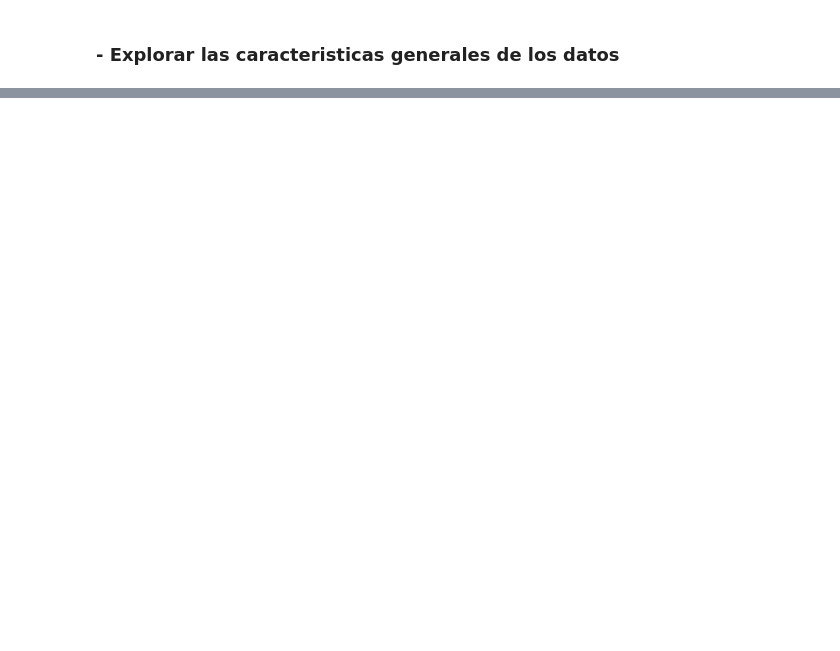
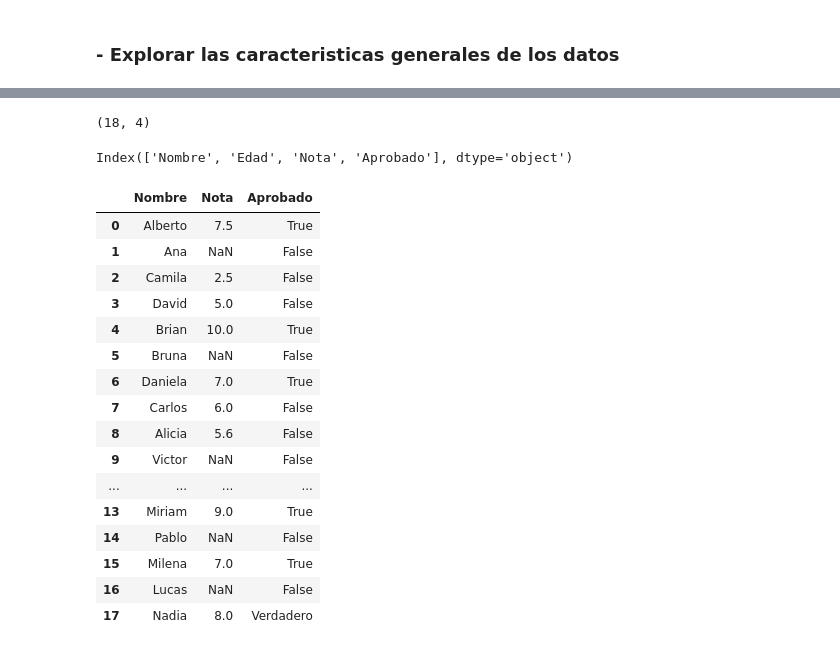
Before and after one commit to MiyoBran/alura-store-desafio, a Jupyter notebook: 03_Pandas_Conociendo_la_biblioteca_inmuebles_cdmx.ipynb, the cells around one changed output, grey strips where cells are left out. Cells and saved outputs as stored; diff of their text form; code cells hidden in the pictures; blank space fills up the shorter version.

```diff
--- a/03_Pandas_Conociendo_la_biblioteca_inmuebles_cdmx.ipynb
+++ b/03_Pandas_Conociendo_la_biblioteca_inmuebles_cdmx.ipynb
@@ -125,0 +277,28 @@ pandas.core.frame.DataFrame
+# %%
+alumnos.shape
+# %% [output]
+(18, 4)
+# %%
+alumnos.columns
+# %% [output]
+Index(['Nombre', 'Edad', 'Nota', 'Aprobado'], dtype='object')
+# %%
+alumnos[['Nombre','Nota','Aprobado']]
+# %% [output]
+|  | Nombre | Nota | Aprobado |
+| 0 | Alberto | 7.5 | True |
+| 1 | Ana | NaN | False |
+| 2 | Camila | 2.5 | False |
+| 3 | David | 5.0 | False |
+| 4 | Brian | 10.0 | True |
+| 5 | Bruna | NaN | False |
+| 6 | Daniela | 7.0 | True |
+| 7 | Carlos | 6.0 | False |
+| 8 | Alicia | 5.6 | False |
+| 9 | Victor | NaN | False |
+| ... | ... | ... | ... |
+| 13 | Miriam | 9.0 | True |
+| 14 | Pablo | NaN | False |
+| 15 | Milena | 7.0 | True |
+| 16 | Lucas | NaN | False |
+| 17 | Nadia | 8.0 | Verdadero |
```
Also changed, not shown: parts of 14 cells of this notebook.
